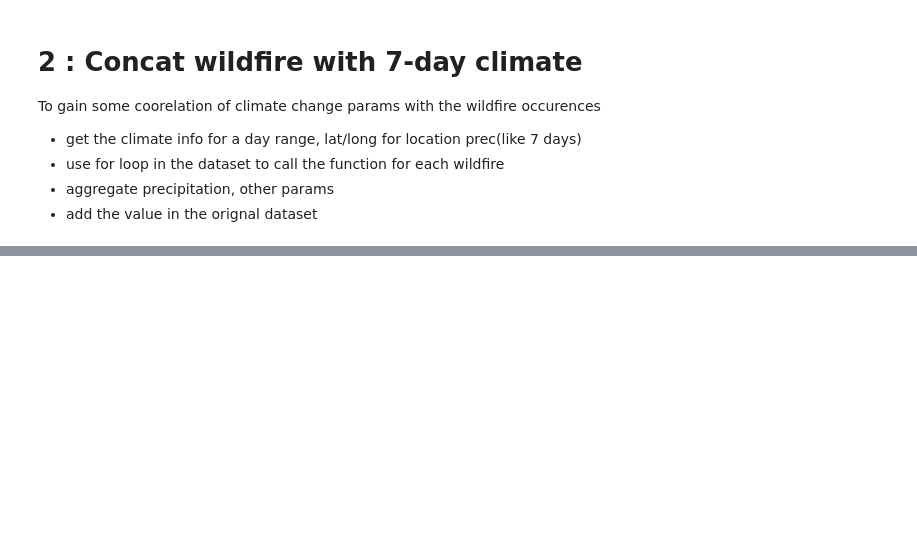
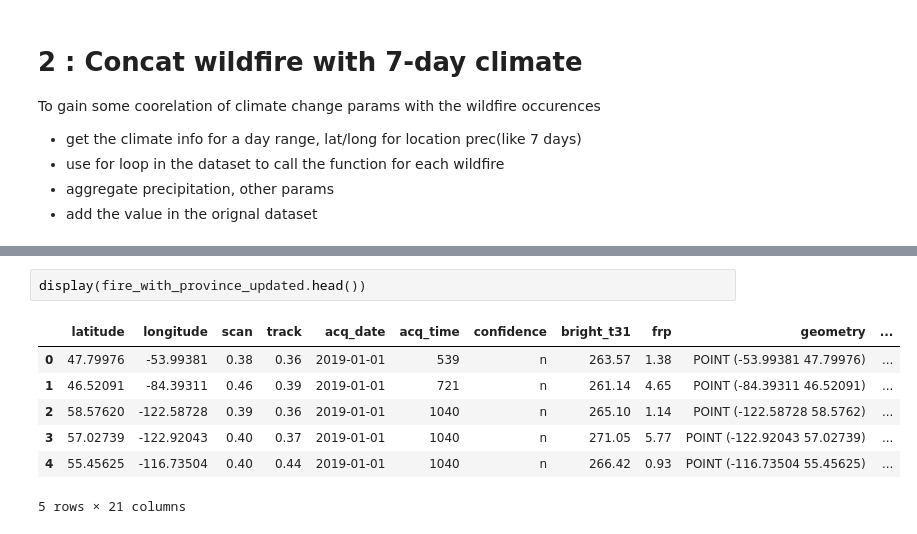
Before and after one commit to aryanballani/orbitx_data, a Jupyter notebook: initial_EDA.ipynb, the cells around one changed output, grey strips where cells are left out. Cells and saved outputs as stored; diff of their text form; blank space fills up the shorter version.

```diff
--- a/initial_EDA.ipynb
+++ b/initial_EDA.ipynb
@@ -314,0 +380,10 @@ To gain some coorelation of climate change params with the wildfire occurences
+# %%
+display(fire_with_province_updated.head())
+# %% [output]
+|  | latitude | longitude | scan | track | acq_date | acq_time | confidence | bright_t31 | frp | geometry | ... |
+| 0 | 47.79976 | -53.99381 | 0.38 | 0.36 | 2019-01-01 | 539 | n | 263.57 | 1.38 | POINT (-53.99381 47.79976) | ... |
+| 1 | 46.52091 | -84.39311 | 0.46 | 0.39 | 2019-01-01 | 721 | n | 261.14 | 4.65 | POINT (-84.39311 46.52091) | ... |
+| 2 | 58.57620 | -122.58728 | 0.39 | 0.36 | 2019-01-01 | 1040 | n | 265.10 | 1.14 | POINT (-122.58728 58.5762) | ... |
+| 3 | 57.02739 | -122.92043 | 0.40 | 0.37 | 2019-01-01 | 1040 | n | 271.05 | 5.77 | POINT (-122.92043 57.02739) | ... |
+| 4 | 55.45625 | -116.73504 | 0.40 | 0.44 | 2019-01-01 | 1040 | n | 266.42 | 0.93 | POINT (-116.73504 55.45625) | ... |
+5 rows × 21 columns
```
Also changed, not shown: parts of 2 cells of this notebook.
